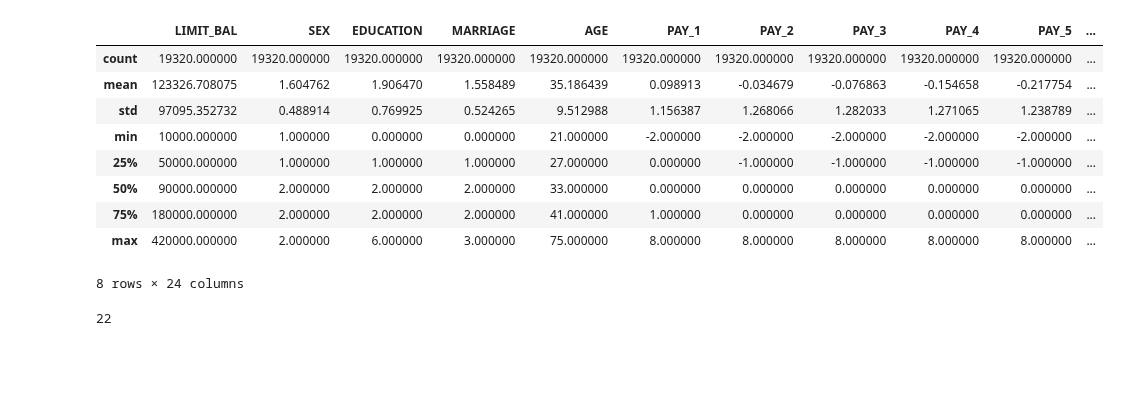
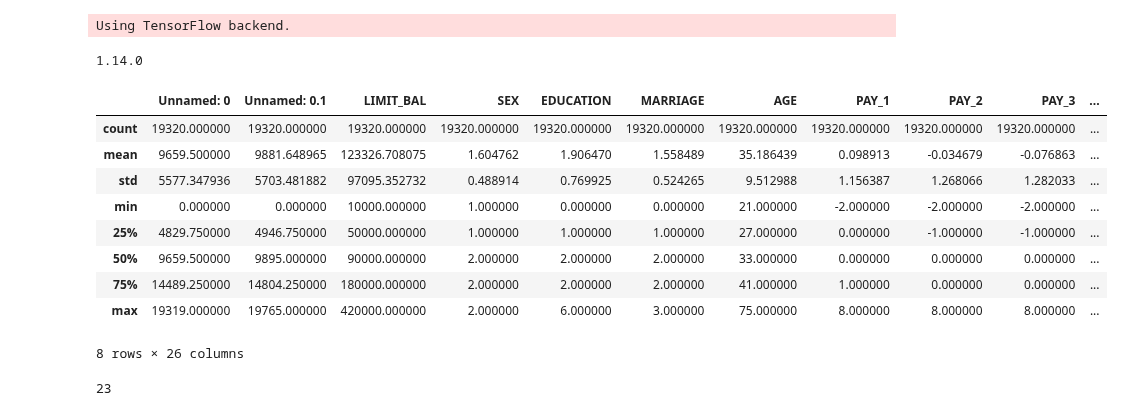
Before and after one commit to asdfbat/FYS-STK4155, a Jupyter notebook: Project2/src/NN_TF.ipynb, the cells around one changed output. Cells and saved outputs as stored; diff of their text form; code cells hidden in the pictures; blank space fills up the shorter version.

Commit message:
tensorflow working and ran on jakobs

```diff
--- a/Project2/src/NN_TF.ipynb
+++ b/Project2/src/NN_TF.ipynb
@@ -4,6 +4,7 @@ import matplotlib.pyplot as plt
 import matplotlib as mpl
 import pandas as pd
 import tensorflow as tf
+print(tf.__version__)
 #from talos.model.layers import hidden_layers
 from keras import optimizers
 from keras.wrappers.scikit_learn import KerasRegressor, KerasClassifier
@@ -26,29 +27,32 @@ mpl.rcParams['figure.figsize'] = [10.0, 4.0]
 mpl.rcParams['figure.dpi'] = 80
 mpl.rcParams['savefig.dpi'] = 100
 mpl.rcParams['font.size'] = 12
+# %% [output]
+Using TensorFlow backend.
+1.14.0
 # %%
 def accuracy_score(Y_test, Y_pred):
     return np.sum(Y_test == Y_pred) / len(Y_test)
 # %%
-data_pd = pd.read_pickle("../data/credit_card_cleaned.pickle")
-data = data_pd.to_numpy(); data_pd.describe()
+data_pd = pd.read_csv("../data/credit_card_cleaned.csv")
+data = data_pd.to_numpy()[:,2:][::100]; data_pd.describe()
 # %% [output]
-|  | LIMIT_BAL | SEX | EDUCATION | MARRIAGE | AGE | PAY_1 | PAY_2 | PAY_3 | PAY_4 | PAY_5 | ... |
+|  | Unnamed: 0 | Unnamed: 0.1 | LIMIT_BAL | SEX | EDUCATION | MARRIAGE | AGE | PAY_1 | PAY_2 | PAY_3 | ... |
 | count | 19320.000000 | 19320.000000 | 19320.000000 | 19320.000000 | 19320.000000 | 19320.000000 | 19320.000000 | 19320.000000 | 19320.000000 | 19320.000000 | ... |
-| mean | 123326.708075 | 1.604762 | 1.906470 | 1.558489 | 35.186439 | 0.098913 | -0.034679 | -0.076863 | -0.154658 | -0.217754 | ... |
-| std | 97095.352732 | 0.488914 | 0.769925 | 0.524265 | 9.512988 | 1.156387 | 1.268066 | 1.282033 | 1.271065 | 1.238789 | ... |
-| min | 10000.000000 | 1.000000 | 0.000000 | 0.000000 | 21.000000 | -2.000000 | -2.000000 | -2.000000 | -2.000000 | -2.000000 | ... |
-| 25% | 50000.000000 | 1.000000 | 1.000000 | 1.000000 | 27.000000 | 0.000000 | -1.000000 | -1.000000 | -1.000000 | -1.000000 | ... |
-| 50% | 90000.000000 | 2.000000 | 2.000000 | 2.000000 | 33.000000 | 0.000000 | 0.000000 | 0.000000 | 0.000000 | 0.000000 | ... |
-| 75% | 180000.000000 | 2.000000 | 2.000000 | 2.000000 | 41.000000 | 1.000000 | 0.000000 | 0.000000 | 0.000000 | 0.000000 | ... |
-| max | 420000.000000 | 2.000000 | 6.000000 | 3.000000 | 75.000000 | 8.000000 | 8.000000 | 8.000000 | 8.000000 | 8.000000 | ... |
+| mean | 9659.500000 | 9881.648965 | 123326.708075 | 1.604762 | 1.906470 | 1.558489 | 35.186439 | 0.098913 | -0.034679 | -0.076863 | ... |
+| std | 5577.347936 | 5703.481882 | 97095.352732 | 0.488914 | 0.769925 | 0.524265 | 9.512988 | 1.156387 | 1.268066 | 1.282033 | ... |
+| min | 0.000000 | 0.000000 | 10000.000000 | 1.000000 | 0.000000 | 0.000000 | 21.000000 | -2.000000 | -2.000000 | -2.000000 | ... |
+| 25% | 4829.750000 | 4946.750000 | 50000.000000 | 1.000000 | 1.000000 | 1.000000 | 27.000000 | 0.000000 | -1.000000 | -1.000000 | ... |
+| 50% | 9659.500000 | 9895.000000 | 90000.000000 | 2.000000 | 2.000000 | 2.000000 | 33.000000 | 0.000000 | 0.000000 | 0.000000 | ... |
+| 75% | 14489.250000 | 14804.250000 | 180000.000000 | 2.000000 | 2.000000 | 2.000000 | 41.000000 | 1.000000 | 0.000000 | 0.000000 | ... |
+| max | 19319.000000 | 19765.000000 | 420000.000000 | 2.000000 | 6.000000 | 3.000000 | 75.000000 | 8.000000 | 8.000000 | 8.000000 | ... |
-8 rows × 24 columns
+8 rows × 26 columns
 # %%
-input_data = data[:,1:-1]
+input_data = data[:,:-1]#[:,1:-1]
 output_data = data[:,-1]
 nr_params = input_data.shape[1]; nr_params
 # %% [output]
-22
+23
 # %%
 X_train, X_test, Y_train, Y_test = train_test_split(input_data, output_data)
 Scaler = preprocessing.StandardScaler()
```
Also changed, not shown: parts of 5 cells of this notebook.
